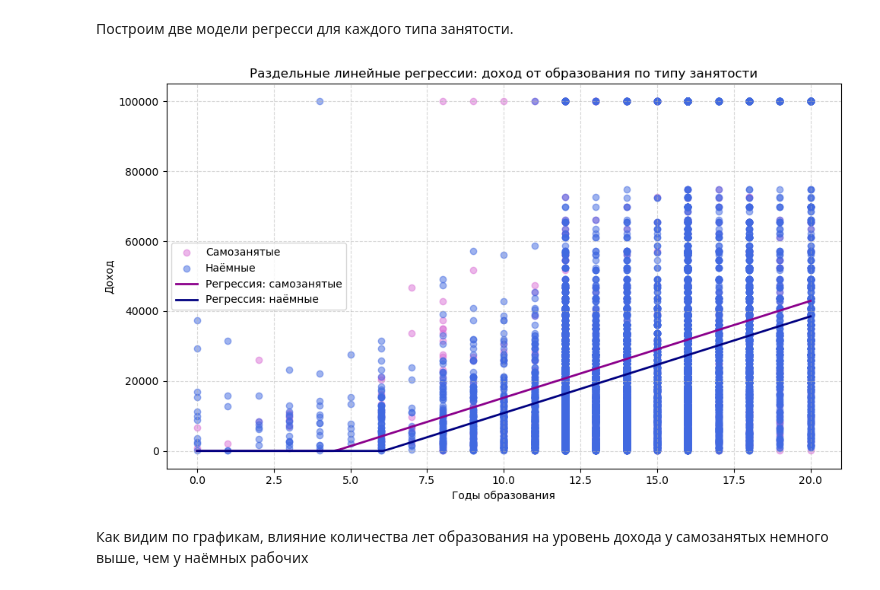
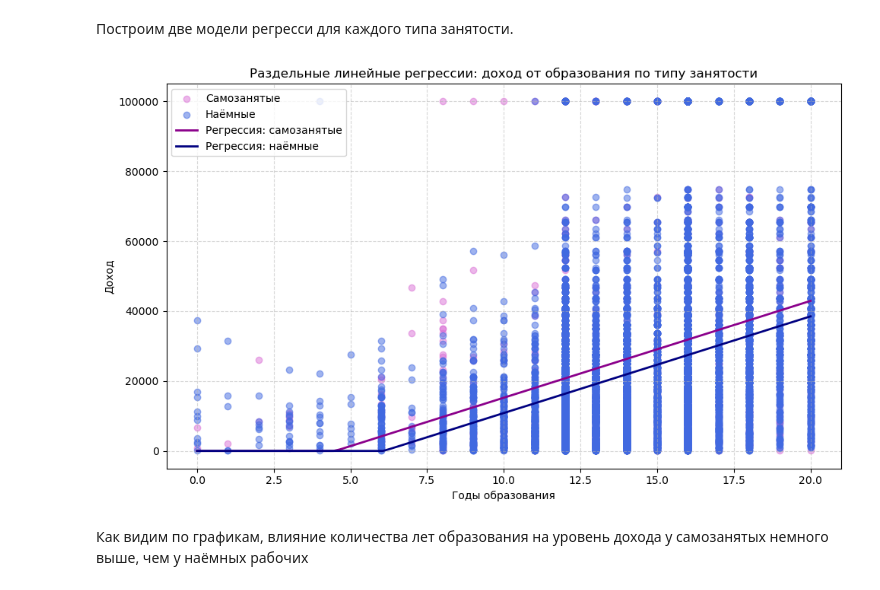
Before and after one commit to Strory/CourseWork3, a Jupyter notebook: Research1.ipynb, the cells around one changed output. Cells and saved outputs as stored; diff of their text form; code cells hidden in the pictures.

```diff
--- a/Research1.ipynb
+++ b/Research1.ipynb
@@ -683,35 +681,35 @@ model_entrep = sm.OLS(y_entrep, X_entrep).fit()
 X_hired = sm.add_constant(df_hired['educ'])
 y_hired = df_hired['realrinc']
 model_hired = sm.OLS(y_hired, X_hired).fit()
 
 educ_range = np.linspace(df['educ'].min(), df['educ'].max(), 100)
 X_range = sm.add_constant(educ_range)
 
 y_pred_entrep = model_entrep.predict(X_range)
 y_pred_hired = model_hired.predict(X_range)
 
 y_pred_entrep = np.where(y_pred_entrep < 0, 0, y_pred_entrep)
 y_pred_hired = np.where(y_pred_hired < 0, 0, y_pred_hired)
 
 plt.figure(figsize=(10, 6))
 
 plt.scatter(df_entrep['educ'], df_entrep['realrinc'],
             color='orchid', alpha=0.5, label='Самозанятые')
 plt.scatter(df_hired['educ'], df_hired['realrinc'],
             color='royalblue', alpha=0.5, label='Наёмные')
 
 plt.plot(educ_range, y_pred_entrep, color='darkmagenta', linewidth=2, label='Регрессия: самозанятые')
 plt.plot(educ_range, y_pred_hired, color='navy', linewidth=2, label='Регрессия: наёмные')
 
 plt.xlabel('Годы образования')
 plt.ylabel('Доход')
 plt.title('Раздельные линейные регрессии: доход от образования по типу занятости')
-plt.legend()
+plt.legend(loc='upper left')
 plt.grid(True, linestyle='--', alpha=0.5)
 plt.tight_layout()
 plt.show()
 # %% [output]
-[figure, old version]
+[figure, new version]
 # %% [markdown]
 Как видим по графикам, влияние количества лет образования на уровень дохода у самозанятых немного выше, чем у наёмных рабочих
 # %% [markdown]
```
Also changed, not shown: parts of 7 cells of this notebook, 3 other files.
